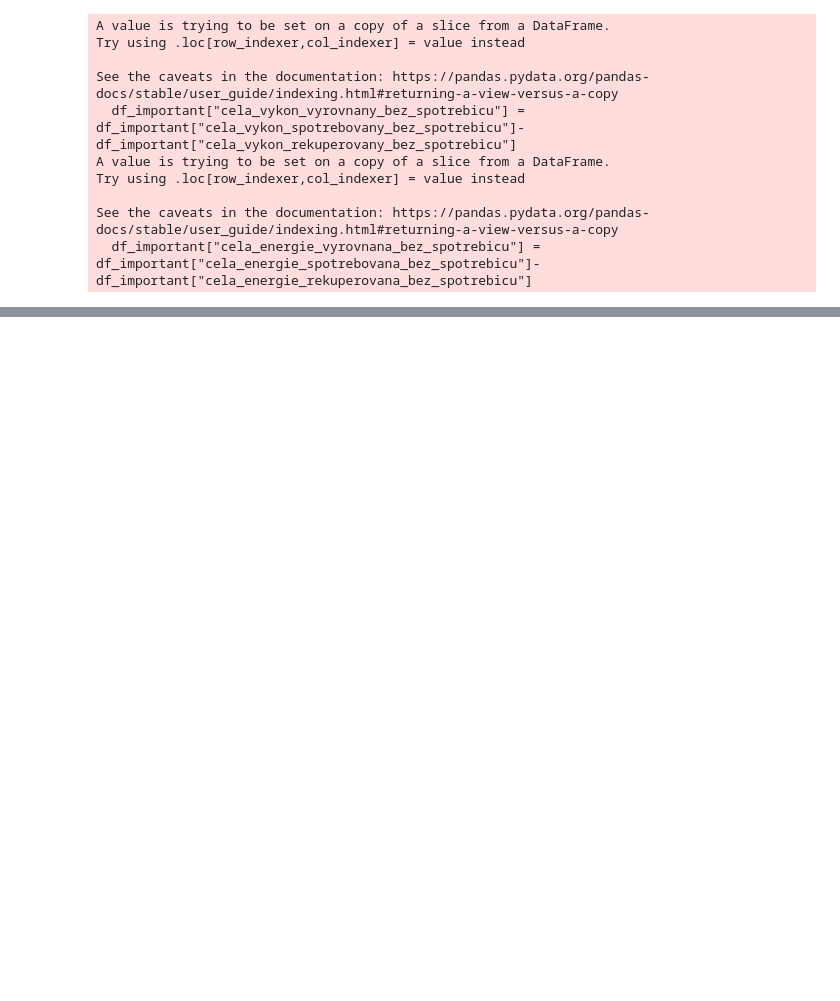
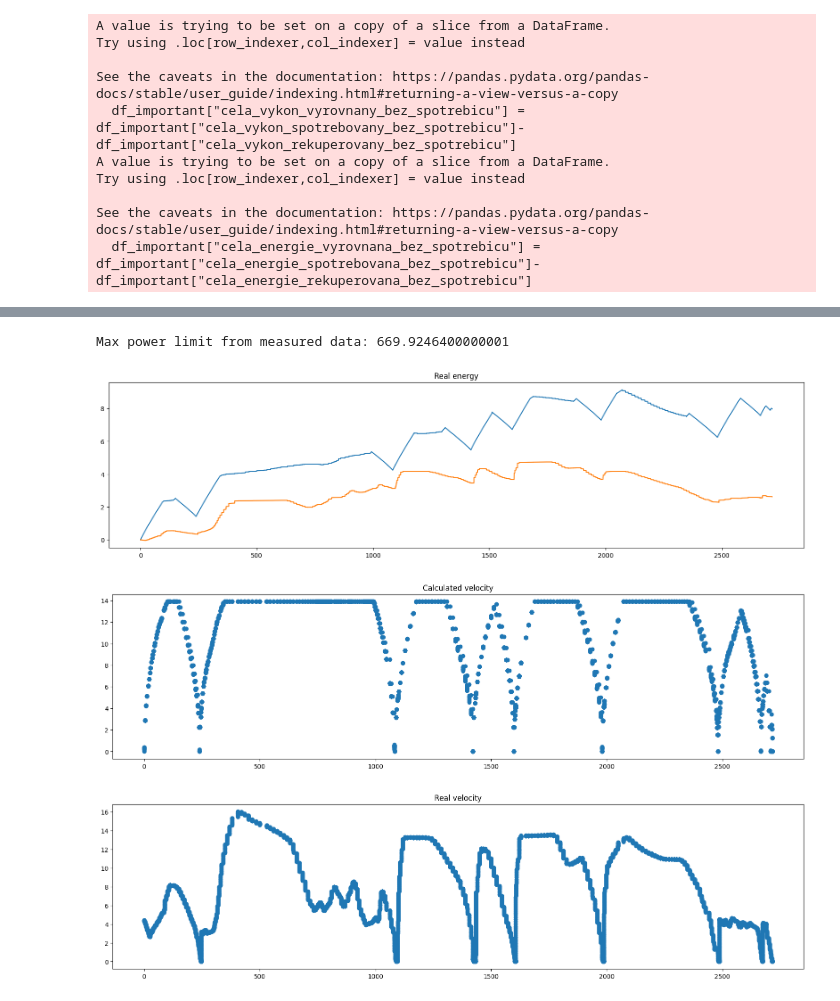
Before and after one commit to Sawy7/trainmap-consumption-api, a Jupyter notebook: tram-exploration/tram-exploration.ipynb, the cells around one changed output, grey strips where cells are left out. Cells and saved outputs as stored; diff of their text form; code cells hidden in the pictures; blank space fills up the shorter version.

```diff
--- a/tram-exploration/tram-exploration.ipynb
+++ b/tram-exploration/tram-exploration.ipynb
@@ -201,0 +195,51 @@ plt.show()
+# %%
+# Calculated data
+c = Consumption()
+c.params["mass_locomotive"] = 34500
+c.variable_params["Recuperation coefficient"] = 0.5
+c.load_from_file("../testing-data/DPO/Jízda_Poruba_Zátiší_20.04.2022/01-Vozovna-Vresinska_2022-04-20.geojson")
+
+# Inferring stops
+stations_stopped = []
+last_row_zero = 0
+for i,row in enumerate(df["tm_rychlost_3_napravy"]):
+    if row < 1:
+        if last_row_zero < i-1:
+            stations_stopped.append(i)
+        last_row_zero = i
+c.stations = [c.stations[0]] + stations_stopped + [c.stations[-1]]
+
+# Modifying some parameters
+print("Max power limit from measured data:", df["cela_vykon_vyrovnany_bez_spotrebicu"].max())
+c.params["power_limit"] = df["cela_vykon_vyrovnany_bez_spotrebicu"].max()
+c.params["acceleration_limit"] = None
+
+# Running the simulation
+c.run()
+
+# Measured data
+df = tram_csv_parser("../testing-data/DPO/Jízda_Poruba_Zátiší_20.04.2022/01-Vozovna-Vresinska_2022-04-20.csv")
+
+# Plotting
+energy_calculated = [x/3600000 for x in c.series["energy_from_exerted_force"]]
+energy_real = df["cela_energie_vyrovnana_bez_spotrebicu"]
+plt.figure().set_figwidth(20)
+plt.plot(c.series["dist_values"], energy_calculated)
+plt.plot(c.series["dist_values"], energy_real)
+plt.title("Real energy")
+plt.show()
+
+plt.figure().set_figwidth(20)
+plt.scatter(c.series["dist_values"], c.series["velocity_values"])
+plt.title("Calculated velocity")
+plt.show()
+
+plt.figure().set_figwidth(20)
+plt.scatter(c.series["dist_values"], list(df_important["tm_rychlost_3_napravy"]))
+plt.title("Real velocity")
+plt.show()
+# %% [output]
+Max power limit from measured data: 669.9246400000001
+[figure, added]
+[figure, added]
+[figure, added]
```
Also changed, not shown: parts of 5 cells of this notebook, 3 other files.
